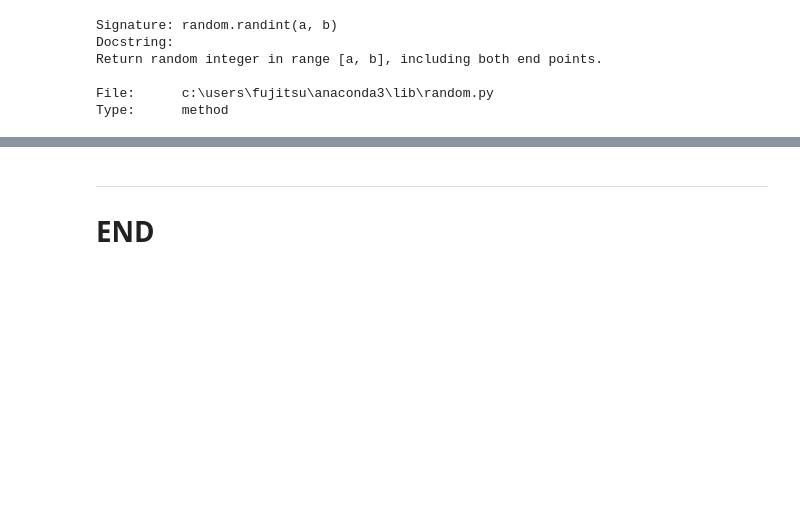
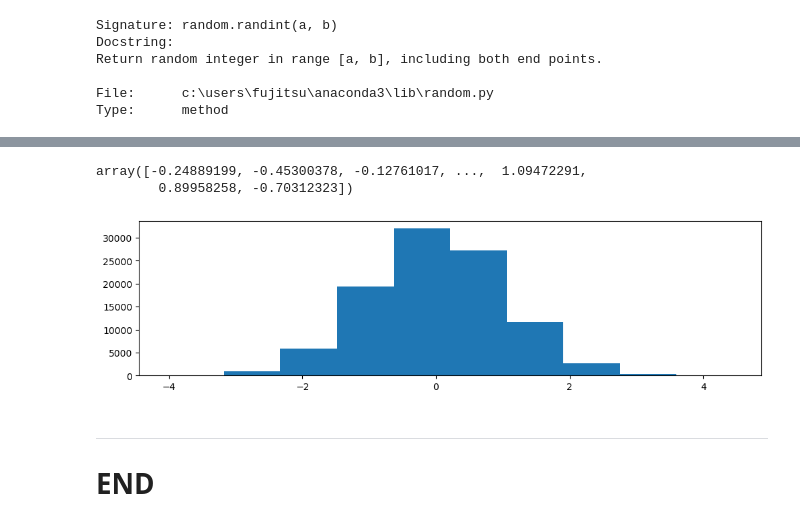
Before and after one commit to mickalleny2k/FUND_DATA, a Jupyter notebook: numpy_random.ipynb, the cells around one changed output, grey strips where cells are left out. Cells and saved outputs as stored; diff of their text form; code cells hidden in the pictures; blank space fills up the shorter version.

```diff
--- a/numpy_random.ipynb
+++ b/numpy_random.ipynb
@@ -53,3 +150,17 @@ random.uniform(0.0, 100.0)
+# %%
+size = 100000
+rand_normal = rng.standard_normal(size)
+rand_normal
+# %% [output]
+array([-0.24889199, -0.45300378, -0.12761017, ...,  1.09472291,
+        0.89958258, -0.70312323])
+# %%
+# Create an empty plot.
+fig, ax = plt.subplots(figsize=(12, 3))
+# Plot a histogram chart.
+ax.hist(rand_normal, bins=);
+# %% [output]
+[figure, added]
 # %% [markdown]
 ***
 # END
```
Also changed, not shown: parts of 20 cells of this notebook, 6 other files.
